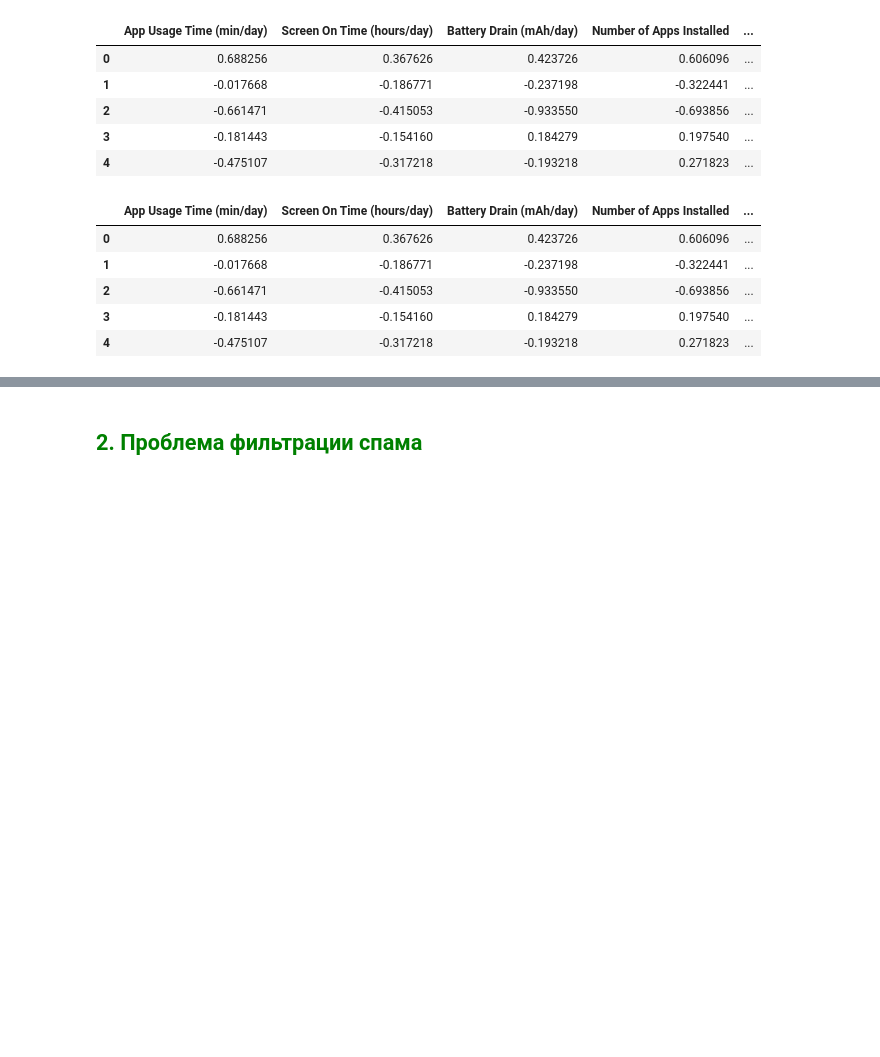
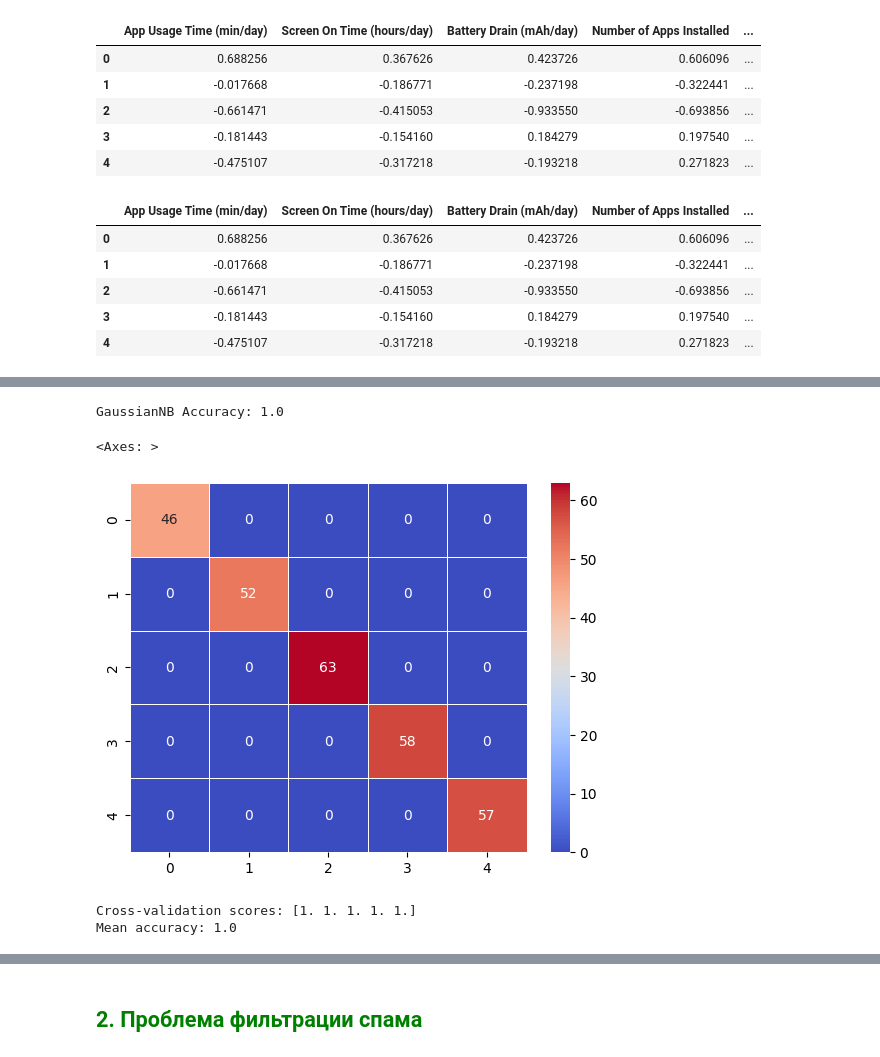
Before and after one commit to Dragoh54/MachineLearning-Labs, a Jupyter notebook: lab8/2024_ML_LR8_MACS.ipynb, the cells around one changed output, grey strips where cells are left out. Saved outputs shown, nothing was run; the diff lists cells and outputs as text; code cells hidden in the pictures; blank space fills up the shorter version.

```diff
--- a/lab8/2024_ML_LR8_MACS.ipynb
+++ b/lab8/2024_ML_LR8_MACS.ipynb
@@ -295,0 +308,26 @@ user_behaviour.head()
+# %%
+X = user_behaviour.drop(['User Behavior Class'],axis=True)
+y = user_behaviour['User Behavior Class']
+
+Xtrain,Xtest,ytrain,ytest = train_test_split(X,y,test_size=0.4,random_state=RANDOM_STATE)
+# %%
+nb_model = GaussianNB()
+nb_model.fit(Xtrain, ytrain)
+
+y_pred = nb_model.predict(Xtest)
+
+print("GaussianNB Accuracy:", accuracy_score(ytest, y_pred))
+
+confusion = confusion_matrix(ytest, y_pred)
+sns.heatmap(confusion, annot=True, cmap='coolwarm', linewidths=0.5)
+# %% [output]
+GaussianNB Accuracy: 1.0
+<Axes: >
+[figure, added]
+# %%
+scores = cross_val_score(nb_model, X, y, cv=5)
+print("Cross-validation scores:", scores)
+print("Mean accuracy:", scores.mean())
+# %% [output]
+Cross-validation scores: [1. 1. 1. 1. 1.]
+Mean accuracy: 1.0
```
Also changed, not shown: parts of 7 cells of this notebook.
